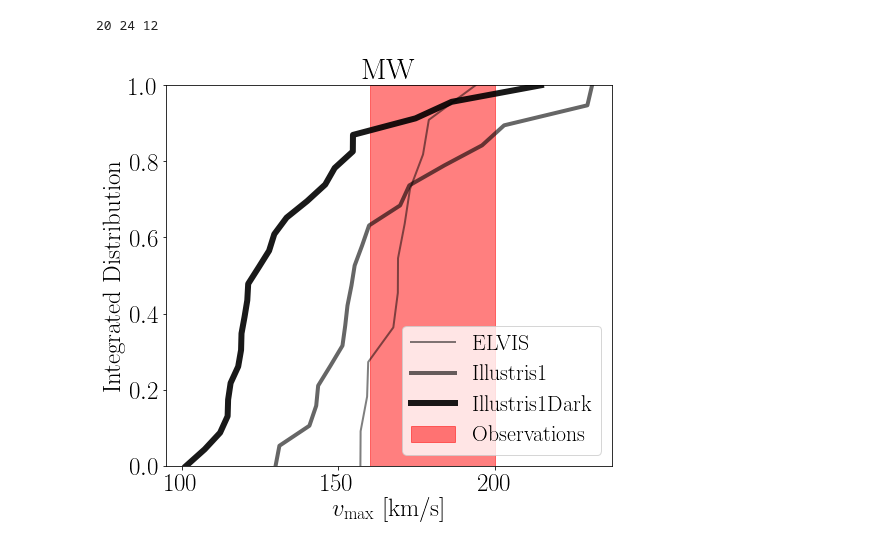
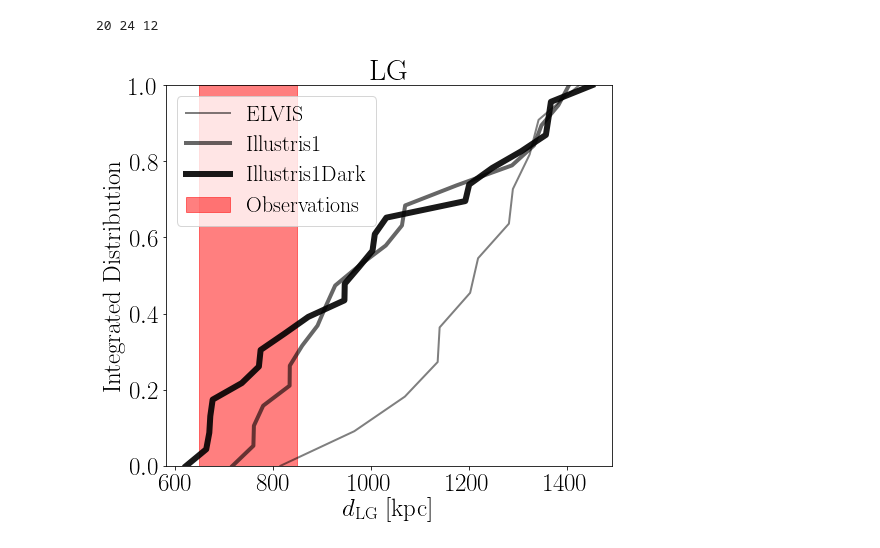
Before and after one commit to astroandes/SatelliteShapeLG, a Jupyter notebook: code/plot_physical.ipynb, the cells around one changed output. Cells and saved outputs as stored; diff of their text form; code cells hidden in the pictures.

Commit message:
updated plots

```diff
--- a/code/plot_physical.ipynb
+++ b/code/plot_physical.ipynb
@@ -22,9 +22,9 @@ d_obs = 750.0
 d_obs_sigma = 100.0
 v_rad_obs = -109.0 - d_obs*hubble/1000
 v_rad_obs_sigma = 5.0
-v_max_M31 = 250.0
+v_max_M31 = 260.0
 v_max_M31_sigma = 20.0
-v_max_MW = 180.0
+v_max_MW = 220.0
 v_max_MW_sigma = 20.0
 
 %matplotlib inline
@@ -330,8 +330,8 @@ n_illu = len(illu)
 n_illudm = len(illudm)
 n_elvis = len(elvis)
 print(n_illu, n_illudm, n_elvis)
-obj = 'MW'
-field = 'vmax'
+obj = 'LG'
+field = 'd'
 
 fig = plt.figure(1, figsize=(8,7))
 plt.rc('text', usetex=True,)
@@ -354,31 +354,31 @@ i = 0
 for k in illudm.keys():
     field_illudm[i] = illudm[k][obj][field]
     i = i+1
 
 field_elvis = np.ones(n_elvis)
 i = 0
 for k in elvis.keys():
     field_elvis[i] = elvis[k][obj][field]
     i = i+1
 
 field_illu.sort()
 field_illudm.sort()
 field_elvis.sort()
 print()
 plt.plot(field_elvis, np.linspace(0,1,n_elvis), label='ELVIS', linewidth=2, color='black', alpha=0.5)
 plt.plot(field_illu, np.linspace(0,1,n_illu), label='Illustris1', linewidth=4, color='black', alpha=0.6)
 plt.plot(field_illudm, np.linspace(0,1,n_illudm), label='Illustris1Dark', linewidth=6, color='black', alpha=0.9)
 
 plt.axvspan(obs_value[field+'_'+obj]-obs_value_sigma[field+'_'+obj],
            obs_value[field+'_'+obj]+obs_value_sigma[field+'_'+obj], alpha=0.5, color='red', label='Observations')
 
 plt.ylabel("Integrated Distribution")
 plt.xlabel(label[field])
 plt.ylim([0,1])
 plt.title(obj)
 plt.legend(prop={'size': 22})
 filename = "../paper/int_distro_{}_{}.pdf".format(obj, field)
 plt.savefig(filename, bbox_inches='tight')
 # %% [output]
 20 24 12
-[figure, old version]
+[figure, new version]
```
Also changed, not shown: 2 other files.
